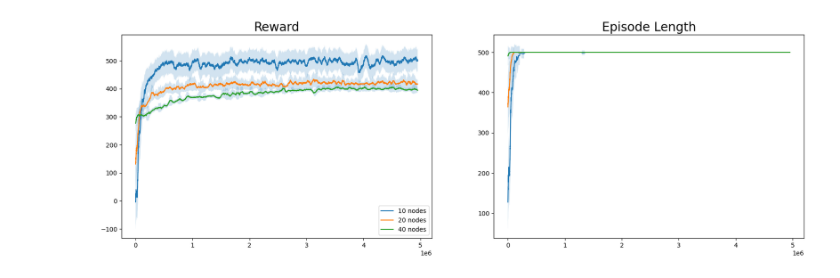
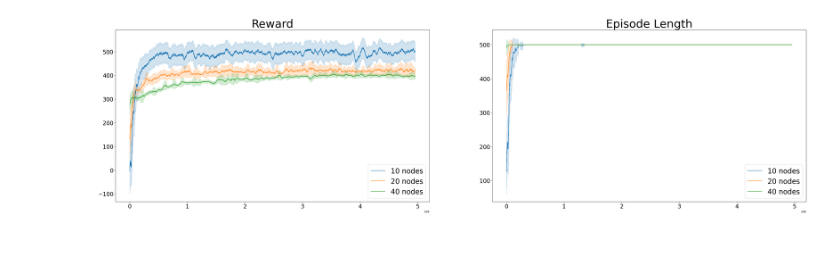
Before and after one commit to zazyzaya/minimal_yawning_titan, a Jupyter notebook: notebooks/viz.ipynb, the cells around one changed output. Cells and saved outputs as stored; diff of their text form; code cells hidden in the pictures; blank space fills up the shorter version.

```diff
--- a/notebooks/viz.ipynb
+++ b/notebooks/viz.ipynb
@@ -20,8 +20,8 @@ def smooth_the_data(ax, x, y, smoothing_factor=100, color='blue', label=None):
 
 def plot_multiple(dir,seed=0, smoothing_factor=100, title=''):
     fig,axes = plt.subplots(ncols=2)
-    fig.set_figheight(6)
-    fig.set_figwidth(20)
+    fig.set_figheight(11)
+    fig.set_figwidth(44)
 
     i=0
     for n in [10,20,40]:
@@ -34,15 +34,19 @@ def plot_multiple(dir,seed=0, smoothing_factor=100, title=''):
         step = step[1:]
 
         smooth_the_data(axes[0], step, r, smoothing_factor=smoothing_factor, label=f'{n} nodes', color=f'C{i}')
-        axes[0].set_title("Reward", size=20)
+        axes[0].set_title("Reward", size=40)
 
         smooth_the_data(axes[1], step, l, smoothing_factor=smoothing_factor, label=f'{n} nodes', color=f'C{i}')
-        axes[1].set_title("Episode Length", size=20)
+        axes[1].set_title("Episode Length", size=40)
 
         i += 1
 
-    axes[0].legend(loc='lower right')
-    fig.suptitle(title, size=25)
+    axes[0].legend(loc='lower right', fontsize=25)
+    axes[1].legend(loc='lower right', fontsize=25)
+    fig.suptitle(title, size=55)
+
+    axes[0].tick_params(labelsize=20)
+    axes[1].tick_params(labelsize=20)
     plt.show()
 
 def plot_episode(n,seed=0, smoothing_factor=100, dir=''):
@@ -84,4 +84,4 @@ plot_multiple('og/', title='Original Hyperparameters')
 # %%
-plot_multiple('deg1e/')#, title='Slower learning')
+plot_multiple('deg1e/', smoothing_factor=100)#, title='Slower learning')
 # %% [output]
-[figure, old version]
+[figure, new version]
```
Also changed, not shown: parts of 7 cells of this notebook, 16 other files.
